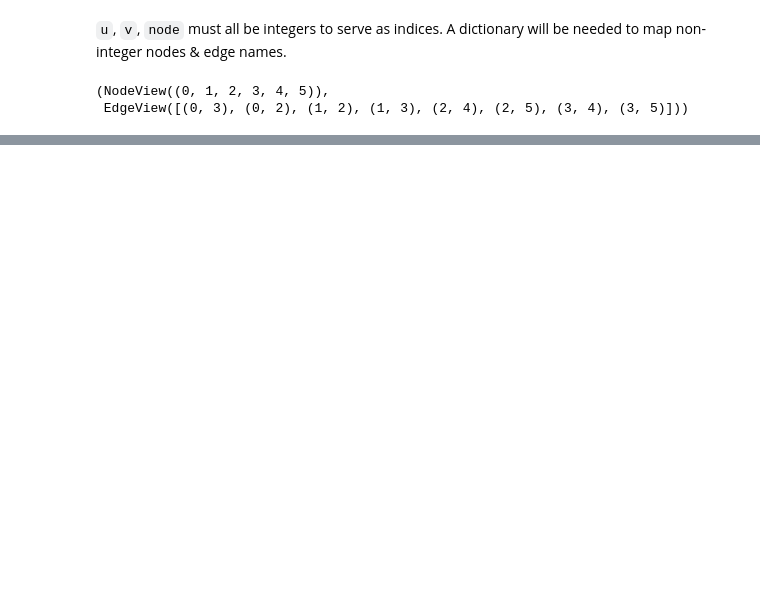
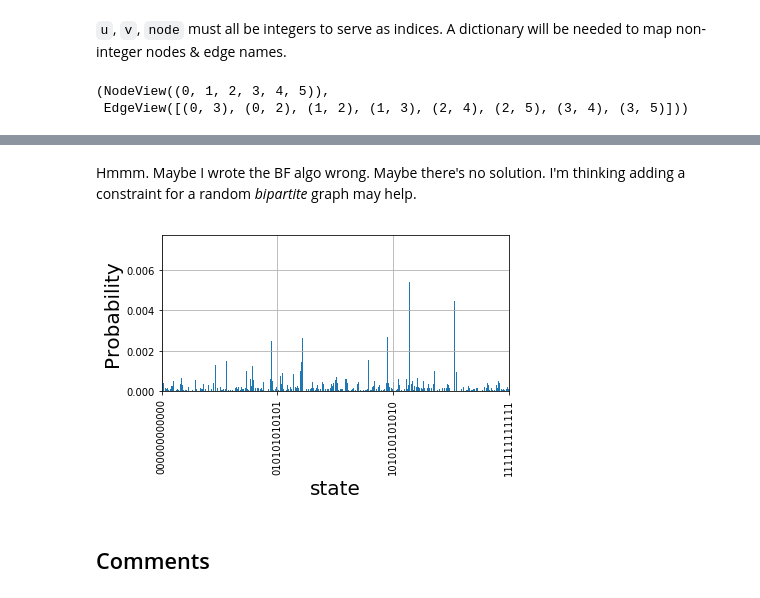
Before and after one commit to WNoxchi/deeplearningstudy, a Jupyter notebook: quantum/qaoa_max_cut.ipynb, the cells around one changed output, grey strips where cells are left out. Drawn from its saved outputs; the diff is of its cells as text; code cells hidden in the pictures; blank space fills up the shorter version.

```diff
--- a/quantum/qaoa_max_cut.ipynb
+++ b/quantum/qaoa_max_cut.ipynb
@@ -270,0 +396,5 @@ max_cut
+# %%
+%%time
+freqs, var_dict = QAOA_max_cut(graph)
+max_cut = get_max_from_bit_freqs(freqs)
+print(max_cut)
@@ -270,0 +419,14 @@ max_cut
+# %% [markdown]
+Hmmm. Maybe I wrote the BF algo wrong. Maybe there's no solution. I'm thinking adding a constraint for a random *bipartite* graph may help.
+# %%
+n_qubits = len(graph.nodes())
+betas  = var_dict['betas']
+gammas = var_dict['gammas']
+t = np.hstack((betas,gammas))
+max_cut_instance = var_dict['inst']
+probs = max_cut_instance.probabilities(t)
+qubit_plot(max_cut_instance, probs, n_qubits)
+# %% [output]
+[figure, added]
+# %% [markdown]
+## Comments
```
Also changed, not shown: parts of 45 cells of this notebook.
